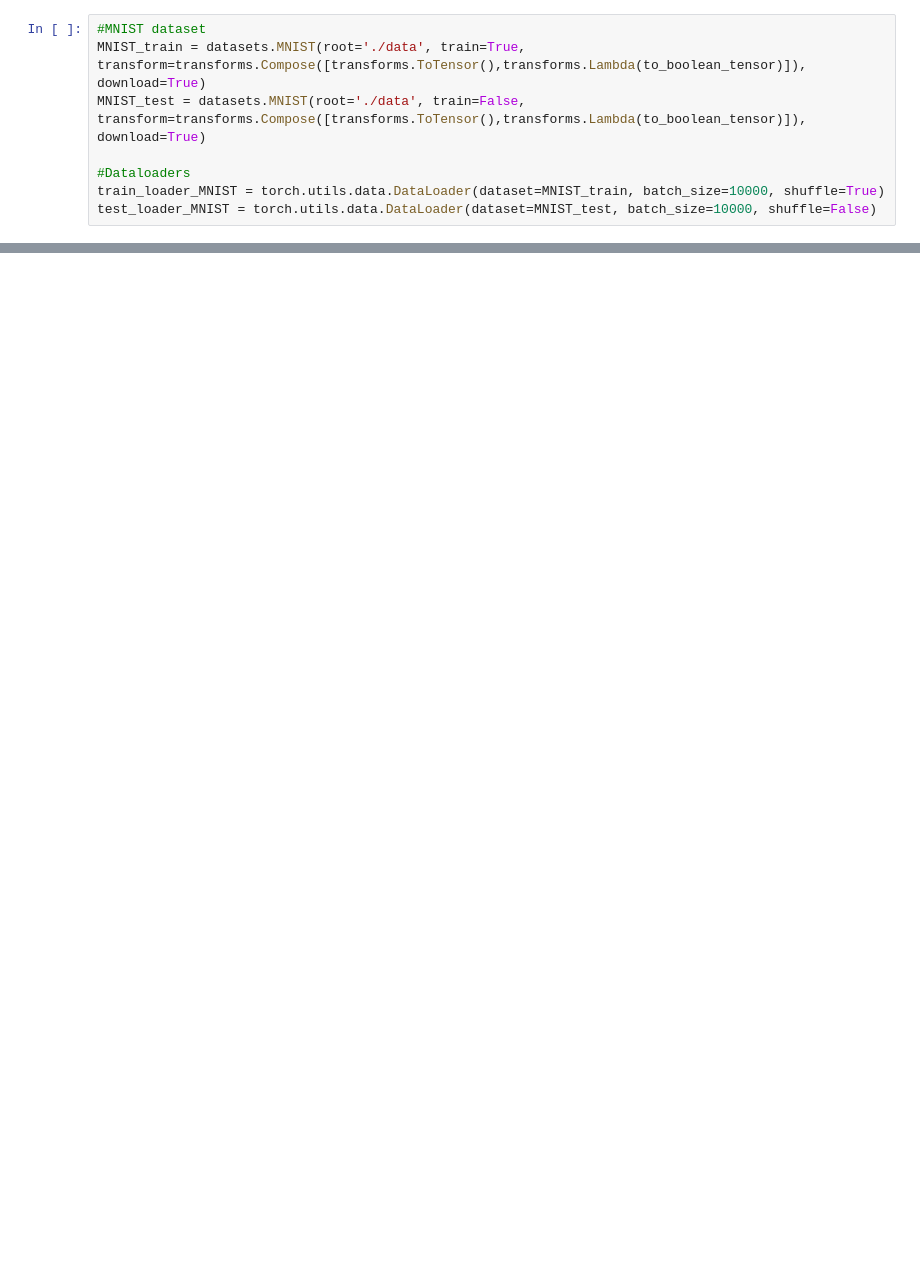
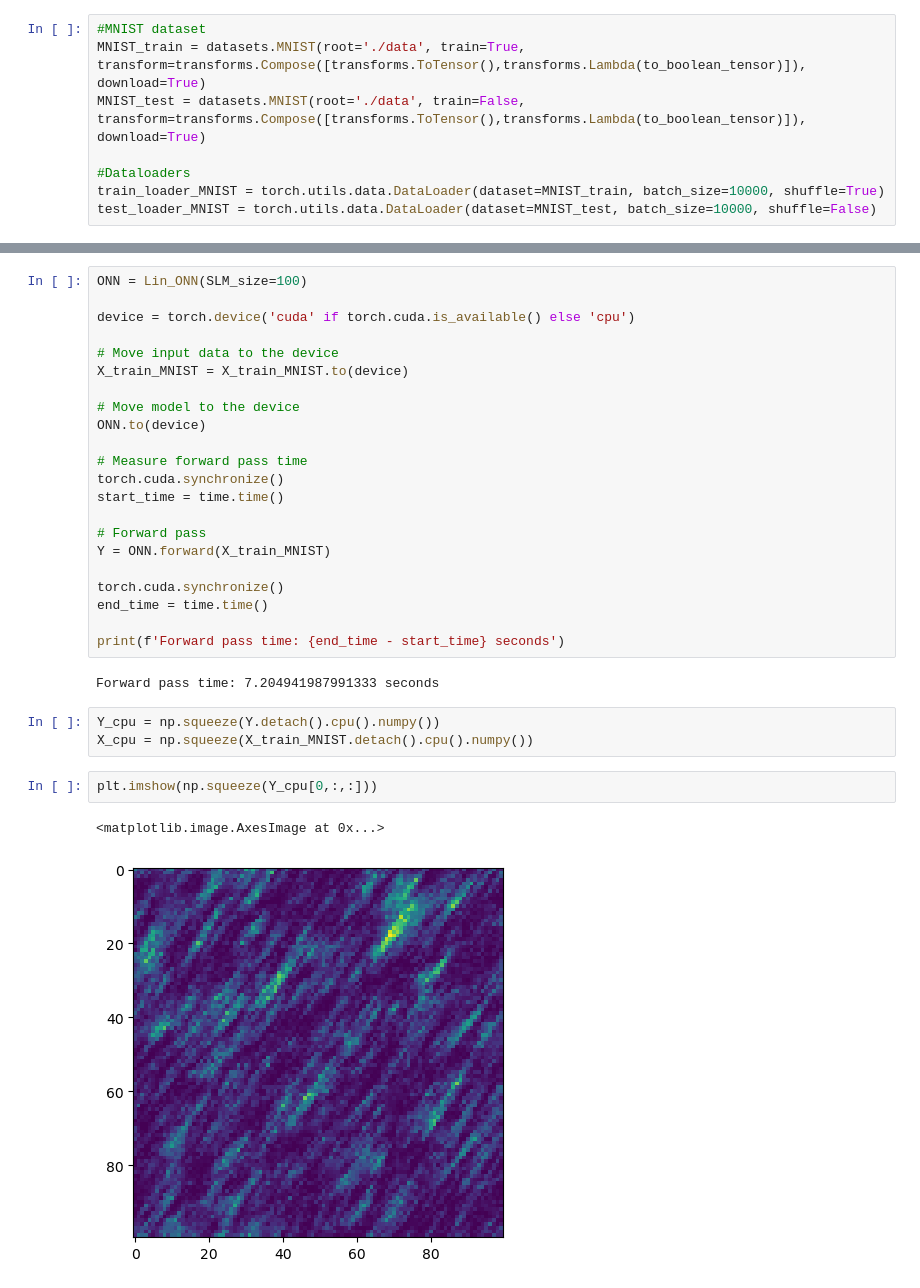
Before and after one commit to ASkalli/ONN_SLM, a Jupyter notebook: Test_linear_ONN.ipynb, the cells around one changed output, grey strips where cells are left out. Saved outputs shown, nothing was run; the diff lists cells and outputs as text; blank space fills up the shorter version.

```diff
--- a/Test_linear_ONN.ipynb
+++ b/Test_linear_ONN.ipynb
@@ -34,0 +34,32 @@ NameError: name 'padd_images' is not defined
+# %%
+ONN = Lin_ONN(SLM_size=100)
+
+device = torch.device('cuda' if torch.cuda.is_available() else 'cpu')
+
+# Move input data to the device
+X_train_MNIST = X_train_MNIST.to(device)
+
+# Move model to the device
+ONN.to(device)
+
+# Measure forward pass time
+torch.cuda.synchronize()
+start_time = time.time()
+
+# Forward pass
+Y = ONN.forward(X_train_MNIST)
+
+torch.cuda.synchronize()
+end_time = time.time()
+
+print(f'Forward pass time: {end_time - start_time} seconds')
+# %% [output]
+Forward pass time: 7.204941987991333 seconds
+# %%
+Y_cpu = np.squeeze(Y.detach().cpu().numpy())
+X_cpu = np.squeeze(X_train_MNIST.detach().cpu().numpy())
+# %%
+plt.imshow(np.squeeze(Y_cpu[0,:,:]))
+# %% [output]
+<matplotlib.image.AxesImage at 0x...>
+[figure, added]
```
Also changed, not shown: parts of 5 cells of this notebook, 3 other files.
